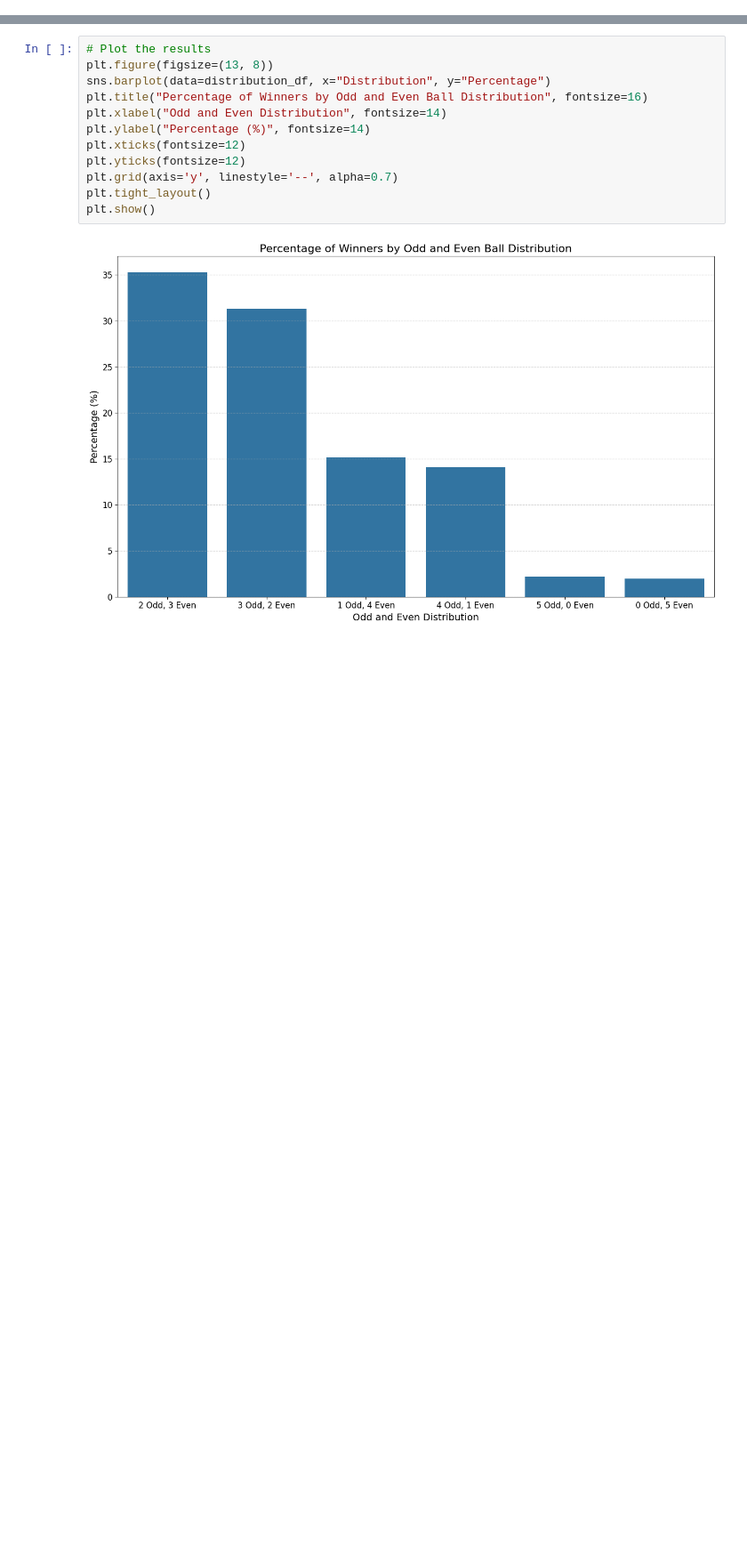
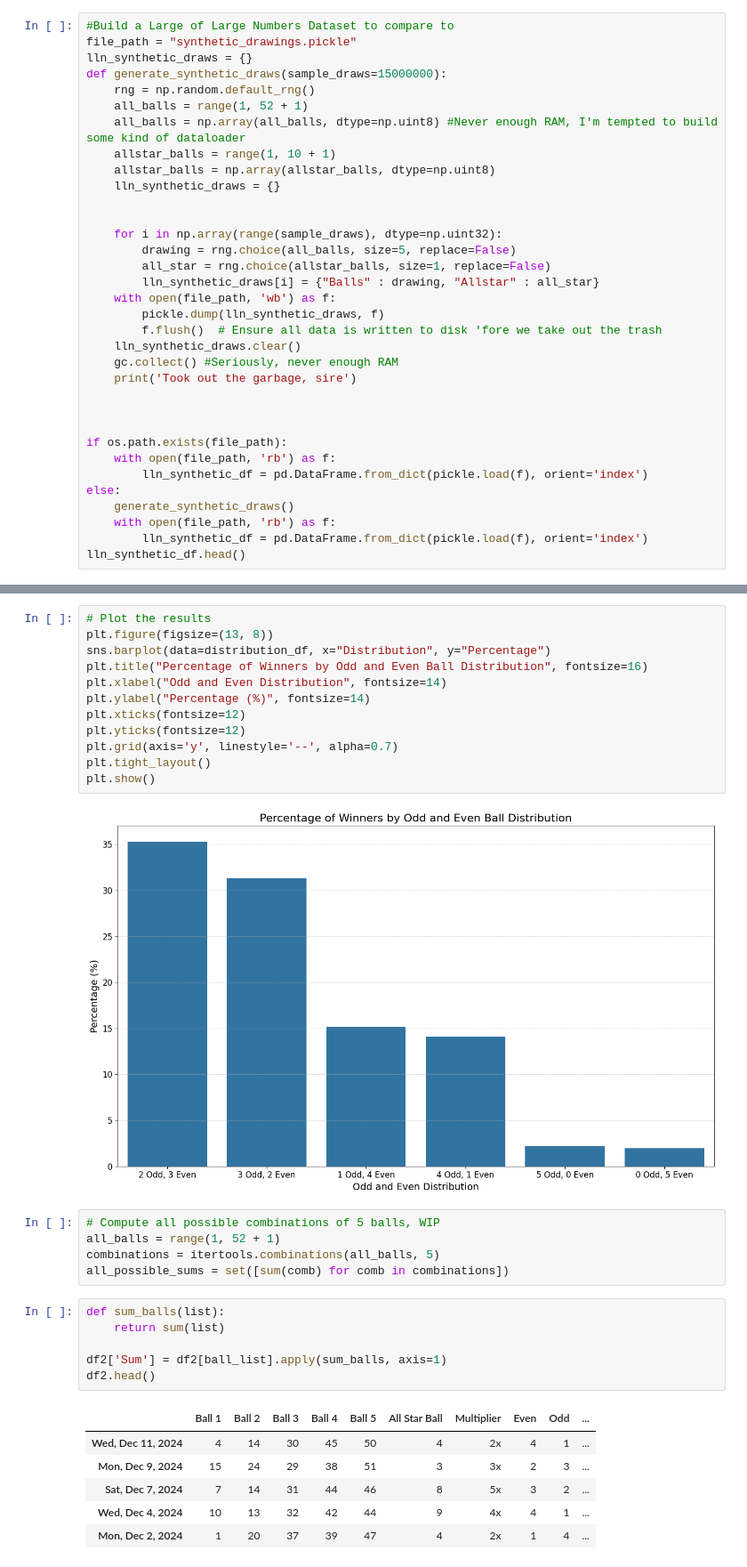
Before and after one commit to Agent-Diamonds/LottoAmericaDataFun, a Jupyter notebook: LottoAmerica.ipynb, the cells around one changed output, grey strips where cells are left out. Shown: that part at 89% size. Cells and saved outputs as stored; diff of their text form; blank space fills up the shorter version.

```diff
--- a/LottoAmerica.ipynb
+++ b/LottoAmerica.ipynb
@@ -37,3 +43,37 @@ df2.head()
 | Sat, Dec 7, 2024 | 7 | 14 | 31 | 44 | 46 | 8 | 5x |
 | Wed, Dec 4, 2024 | 10 | 13 | 32 | 42 | 44 | 9 | 4x |
 | Mon, Dec 2, 2024 | 1 | 20 | 37 | 39 | 47 | 4 | 2x |
+# %%
+#Build a Large of Large Numbers Dataset to compare to
+file_path = "synthetic_drawings.pickle"
+lln_synthetic_draws = {}
+def generate_synthetic_draws(sample_draws=15000000):
+    rng = np.random.default_rng()
+    all_balls = range(1, 52 + 1)
+    all_balls = np.array(all_balls, dtype=np.uint8) #Never enough RAM, I'm tempted to build some kind of dataloader
+    allstar_balls = range(1, 10 + 1)
+    allstar_balls = np.array(allstar_balls, dtype=np.uint8)
+    lln_synthetic_draws = {}
+
+
+    for i in np.array(range(sample_draws), dtype=np.uint32):
+        drawing = rng.choice(all_balls, size=5, replace=False)
+        all_star = rng.choice(allstar_balls, size=1, replace=False)
+        lln_synthetic_draws[i] = {"Balls" : drawing, "Allstar" : all_star}
+    with open(file_path, 'wb') as f:
+        pickle.dump(lln_synthetic_draws, f)
+        f.flush()  # Ensure all data is written to disk 'fore we take out the trash
+    lln_synthetic_draws.clear()
+    gc.collect() #Seriously, never enough RAM
+    print('Took out the garbage, sire')
+
+
+
+if os.path.exists(file_path):
+    with open(file_path, 'rb') as f:
+        lln_synthetic_df = pd.DataFrame.from_dict(pickle.load(f), orient='index')
+else:
+    generate_synthetic_draws()
+    with open(file_path, 'rb') as f:
+        lln_synthetic_df = pd.DataFrame.from_dict(pickle.load(f), orient='index')
+lln_synthetic_df.head()
@@ -130,3 +178,21 @@ plt.tight_layout()
 plt.show()
 # %% [output]
 [figure]
+# %%
+# Compute all possible combinations of 5 balls, WIP
+all_balls = range(1, 52 + 1)
+combinations = itertools.combinations(all_balls, 5)
+all_possible_sums = set([sum(comb) for comb in combinations])
+# %%
+def sum_balls(list):
+    return sum(list)
+
+df2['Sum'] = df2[ball_list].apply(sum_balls, axis=1)
+df2.head()
+# %% [output]
+|  | Ball 1 | Ball 2 | Ball 3 | Ball 4 | Ball 5 | All Star Ball | Multiplier | Even | Odd | ... |
+| Wed, Dec 11, 2024 | 4 | 14 | 30 | 45 | 50 | 4 | 2x | 4 | 1 | ... |
+| Mon, Dec 9, 2024 | 15 | 24 | 29 | 38 | 51 | 3 | 3x | 2 | 3 | ... |
+| Sat, Dec 7, 2024 | 7 | 14 | 31 | 44 | 46 | 8 | 5x | 3 | 2 | ... |
+| Wed, Dec 4, 2024 | 10 | 13 | 32 | 42 | 44 | 9 | 4x | 4 | 1 | ... |
+| Mon, Dec 2, 2024 | 1 | 20 | 37 | 39 | 47 | 4 | 2x | 1 | 4 | ... |
```
Also changed, not shown: parts of 4 cells of this notebook.
